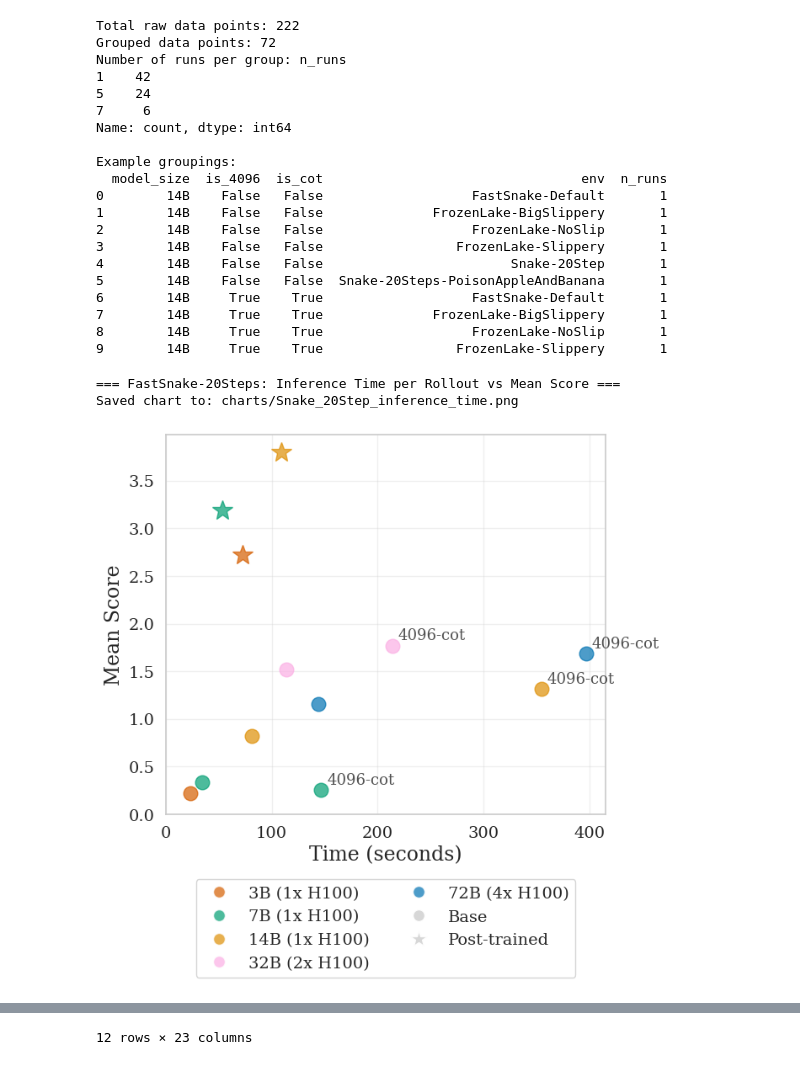
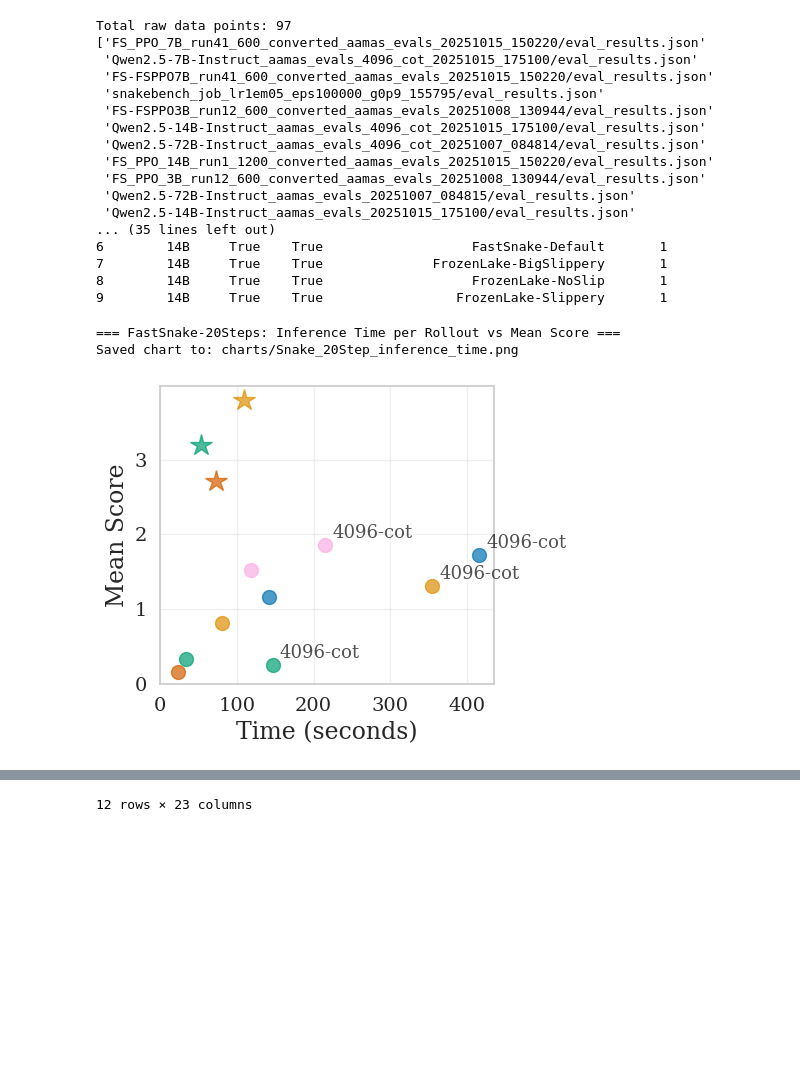
Before and after one commit to jim-dilkes/Verlog, a Jupyter notebook: analysis/base_llm_comparisons.ipynb, the cells around one changed output, grey strips where cells are left out. Saved outputs shown, nothing was run; the diff lists cells and outputs as text; code cells hidden in the pictures; blank space fills up the shorter version.

```diff
--- a/analysis/base_llm_comparisons.ipynb
+++ b/analysis/base_llm_comparisons.ipynb
@@ -82,9 +82,12 @@ print(f"Total raw data points: {len(df_raw)}")
 df_raw['tokens_per_rollout'] = df_raw['total_tokens_generated'] / df_raw['number_of_episodes']
 df_raw['inference_time_per_rollout'] = df_raw['time_taken'] / df_raw['number_of_episodes']
 
+print(df_raw['name'].unique())
 # Extract model configuration from folder names
 names = df_raw['name'].str.split('/').str[0]
+print(names.unique())
 df_raw['model_size'] = names.str.split('_').str[0].str.split('-').str[1]
+print(df_raw['model_size'].unique())
 df_raw['is_4096'] = names.str.split('_').str[3] == '4096'
 df_raw['is_cot'] = names.str.split('_').str[4] == 'cot'
 
@@ -140,22 +143,19 @@ print(f"Number of runs per group: {df['n_runs'].value_counts().sort_index()}")
 print("\nExample groupings:")
 print(df[['model_size', 'is_4096', 'is_cot', 'env', 'n_runs']].head(10))
 # %% [output]
-Total raw data points: 222
-Grouped data points: 72
-Number of runs per group: n_runs
-1    42
-5    24
-7     6
-Name: count, dtype: int64
-
-Example groupings:
-  model_size  is_4096  is_cot                                 env  n_runs
-0        14B    False   False                   FastSnake-Default       1
-1        14B    False   False              FrozenLake-BigSlippery       1
-2        14B    False   False                   FrozenLake-NoSlip       1
-3        14B    False   False                 FrozenLake-Slippery       1
-4        14B    False   False                        Snake-20Step       1
-5        14B    False   False  Snake-20Steps-PoisonAppleAndBanana       1
+Total raw data points: 97
+['FS_PPO_7B_run41_600_converted_aamas_evals_20251015_150220/eval_results.json'
+ 'Qwen2.5-7B-Instruct_aamas_evals_4096_cot_20251015_175100/eval_results.json'
+ 'FS-FSPPO7B_run41_600_converted_aamas_evals_20251015_150220/eval_results.json'
+ 'snakebench_job_lr1em05_eps100000_g0p9_155795/eval_results.json'
+ 'FS-FSPPO3B_run12_600_converted_aamas_evals_20251008_130944/eval_results.json'
+ 'Qwen2.5-14B-Instruct_aamas_evals_4096_cot_20251015_175100/eval_results.json'
+ 'Qwen2.5-72B-Instruct_aamas_evals_4096_cot_20251007_084814/eval_results.json'
+ 'FS_PPO_14B_run1_1200_converted_aamas_evals_20251015_150220/eval_results.json'
+ 'FS_PPO_3B_run12_600_converted_aamas_evals_20251008_130944/eval_results.json'
+ 'Qwen2.5-72B-Instruct_aamas_evals_20251007_084815/eval_results.json'
+ 'Qwen2.5-14B-Instruct_aamas_evals_20251015_175100/eval_results.json'
+... (35 lines left out)
 6        14B     True    True                   FastSnake-Default       1
 7        14B     True    True              FrozenLake-BigSlippery       1
 8        14B     True    True                   FrozenLake-NoSlip       1
@@ -213,7 +213,7 @@ def create_scatter_plot(env_name, x_metric, x_label, title_suffix):
     env_data['label'] = env_data.apply(create_label, axis=1)
 
     # Create the plot
-    plt.figure(figsize=(7, 7))
+    plt.figure(figsize=(5, 4))
 
     # GPU information mapping
     gpu_info = {
@@ -253,7 +253,7 @@ def create_scatter_plot(env_name, x_metric, x_label, title_suffix):
         # Use star marker for PPO models
         posttrained_models = ['3BFSPPO', '3BFLPPO', 'FSPPO3B', 'FSPPO7B', 'FSPPO14B']
         marker = '*' if model_size in posttrained_models else 'o'
-        size = 18 if model_size in posttrained_models else 12
+        size = 16 if model_size in posttrained_models else 10
 
         # Create label with GPU info
         gpu = gpu_info.get(model_size, 'Unknown GPU')
@@ -356,13 +356,13 @@ def create_scatter_plot(env_name, x_metric, x_label, title_suffix):
     plt.grid(True, alpha=0.3)
 
     # Position legend below the chart with 2 columns
-    plt.legend(legend_handles, legend_labels,
-               loc='upper center',
-               bbox_to_anchor=(0.5, -0.15),
-               ncol=2,
-               frameon=legend_kwargs.get('frameon', True),
-               framealpha=legend_kwargs.get('framealpha', 0.95),
-               edgecolor=legend_kwargs.get('edgecolor', 'lightgray'))
+    # plt.legend(legend_handles, legend_labels,
+    #            loc='upper center',
+    #            bbox_to_anchor=(0.5, -0.15),
+    #            ncol=2,
+    #            frameon=legend_kwargs.get('frameon', True),
+    #            framealpha=legend_kwargs.get('framealpha', 0.95),
+    #            edgecolor=legend_kwargs.get('edgecolor', 'lightgray'))
     plt.tight_layout()
 
     # Save inference time charts to analysis/charts directory
@@ -383,32 +383,32 @@ def create_scatter_plot(env_name, x_metric, x_label, title_suffix):
     return env_data
 
 # Create all 4 charts
 # print("=== FastSnake-20Steps: Tokens per Rollout vs Mean Score ===")
 # fastsnake_tokens = create_scatter_plot('Snake-20Step', 'tokens_per_rollout', 'Tokens per Rollout', 'Snake, 20 Steps')
 
 print("\n=== FastSnake-20Steps: Inference Time per Rollout vs Mean Score ===")
 fastsnake_time = create_scatter_plot('Snake-20Step', 'time_taken', 'Time (seconds)', 'Snake, 20 Steps')
 
 # print("=== FastSnake-Default: Tokens per Rollout vs Mean Score ===")
 # fastsnake_tokens = create_scatter_plot('FastSnake-Default', 'tokens_per_rollout', 'Tokens per Rollout', 'Snake, 8 Steps')
 
 # print("\n=== FastSnake-Default: Inference Time per Rollout vs Mean Score ===")
 # fastsnake_time = create_scatter_plot('FastSnake-Default', 'time_taken', 'Time (seconds)', 'Snake, 8 Steps')
 
 # # print("\n=== FrozenLake-NoSlip: Tokens per Rollout vs Mean Score ===")
 # # frozenlake_tokens = create_scatter_plot('FrozenLake-NoSlip', 'tokens_per_rollout', 'Tokens per Rollout', 'Frozen Lake, No Slip')
 
 # print("\n=== FrozenLake-NoSlip: Inference Time per Rollout vs Mean Score ===")
 # frozenlake_time = create_scatter_plot('FrozenLake-NoSlip', 'time_taken', 'Time (seconds)', 'Frozen Lake, No Slip')
 
 # # print("\n=== FrozenLake-Slippery: Tokens per Rollout vs Mean Score ===")
 # # frozenlake_tokens = create_scatter_plot('FrozenLake-Slippery', 'tokens_per_rollout', 'Tokens per Rollout', 'Frozen Lake, Slippery')
 
 # print("\n=== FrozenLake-Slippery: Inference Time per Rollout vs Mean Score ===")
 # frozenlake_time = create_scatter_plot('FrozenLake-Slippery', 'time_taken', 'Time (seconds)', 'Frozen Lake, Slippery')
 fastsnake_time
 # %% [output]
 === FastSnake-20Steps: Inference Time per Rollout vs Mean Score ===
 Saved chart to: charts/Snake_20Step_inference_time.png
-[figure, old version]
+[figure, new version]
 |  | model_size | is_4096 | is_cot | env | gpu_type | n_runs | mean_score | mean_score_std | mean_score_sem | ... |
```
Also changed, not shown: parts of 1 cell of this notebook, 5 other files.
